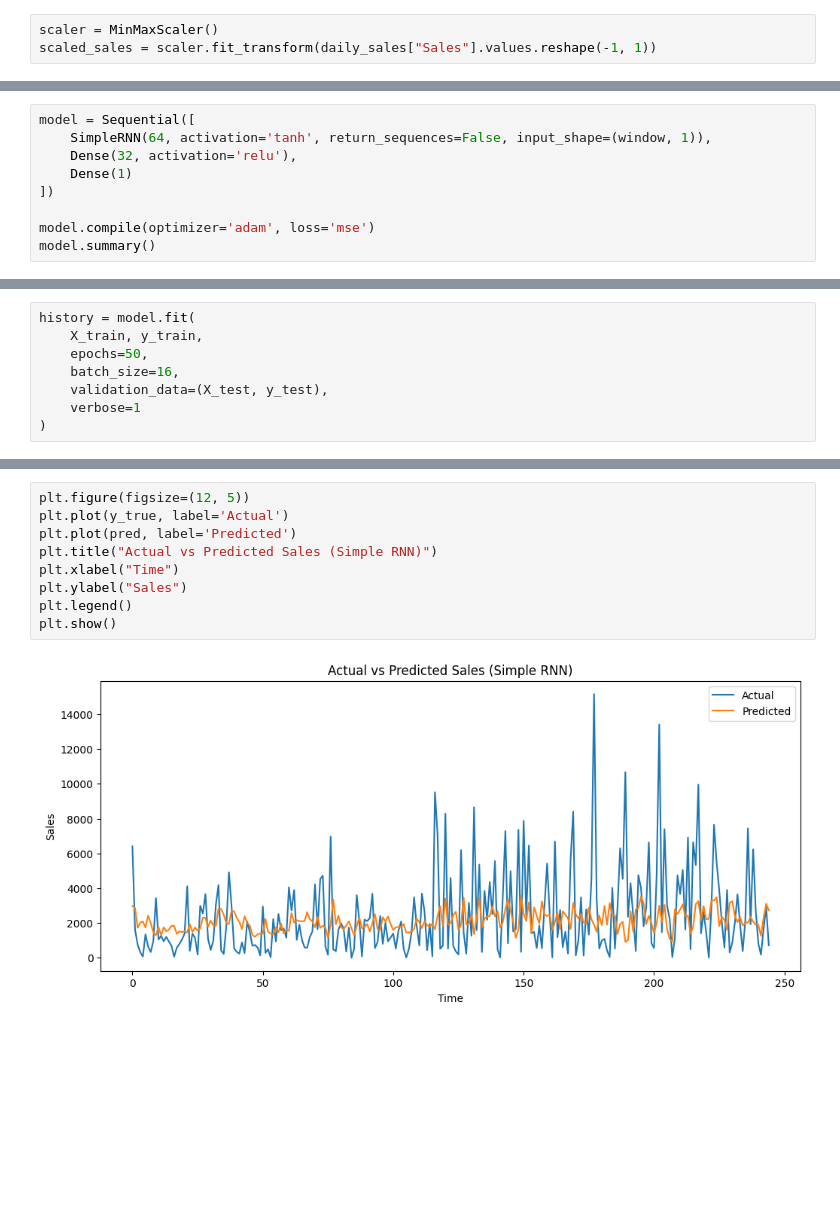
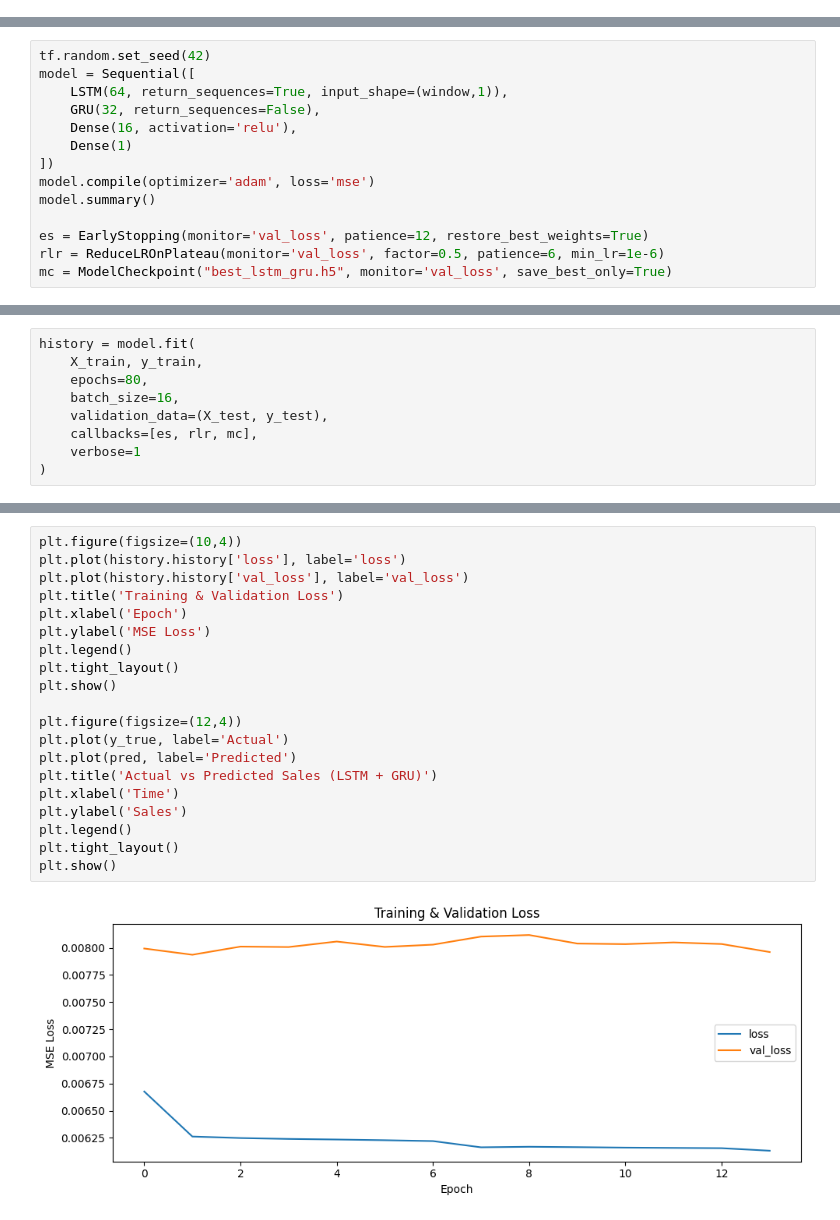
Before and after one commit to Shqcod/03_RNN_AI, a Jupyter notebook: preprocessing.ipynb, the cells around one changed output, grey strips where cells are left out. Drawn from its saved outputs; the diff is of its cells as text; blank space fills up the shorter version.

```diff
--- a/preprocessing.ipynb
+++ b/preprocessing.ipynb
@@ -26,3 +33,0 @@ print(daily_sales.head())
-# %%
-scaler = MinMaxScaler()
-scaled_sales = scaler.fit_transform(daily_sales["Sales"].values.reshape(-1, 1))
@@ -50,12 +34,17 @@ y_train, y_test = y[:split], y[split:]
 # %%
+tf.random.set_seed(42)
 model = Sequential([
-    SimpleRNN(64, activation='tanh', return_sequences=False, input_shape=(window, 1)),
-    Dense(32, activation='relu'),
+    LSTM(64, return_sequences=True, input_shape=(window,1)),
+    GRU(32, return_sequences=False),
+    Dense(16, activation='relu'),
     Dense(1)
 ])
-
 model.compile(optimizer='adam', loss='mse')
 model.summary()
+
+es = EarlyStopping(monitor='val_loss', patience=12, restore_best_weights=True)
+rlr = ReduceLROnPlateau(monitor='val_loss', factor=0.5, patience=6, min_lr=1e-6)
+mc = ModelCheckpoint("best_lstm_gru.h5", monitor='val_loss', save_best_only=True)
 # %% [output]
 Model: "sequential"
 ┏━━━━━━━━━━━━━━━━━━━━━━━━━━━━━━━━━┳━━━━━━━━━━━━━━━━━━━━━━━━┳━━━━━━━━━━━━━━━┓
@@ -73,9 +64,10 @@ Model: "sequential"
 # %%
 history = model.fit(
     X_train, y_train,
-    epochs=50,
+    epochs=80,
     batch_size=16,
     validation_data=(X_test, y_test),
+    callbacks=[es, rlr, mc],
     verbose=1
 )
 # %% [output]
@@ -105,11 +112,22 @@ y_true = scaler.inverse_transform(y_test)
 # %%
-plt.figure(figsize=(12, 5))
+plt.figure(figsize=(10,4))
+plt.plot(history.history['loss'], label='loss')
+plt.plot(history.history['val_loss'], label='val_loss')
+plt.title('Training & Validation Loss')
+plt.xlabel('Epoch')
+plt.ylabel('MSE Loss')
+plt.legend()
+plt.tight_layout()
+plt.show()
+
+plt.figure(figsize=(12,4))
 plt.plot(y_true, label='Actual')
 plt.plot(pred, label='Predicted')
-plt.title("Actual vs Predicted Sales (Simple RNN)")
-plt.xlabel("Time")
-plt.ylabel("Sales")
+plt.title('Actual vs Predicted Sales (LSTM + GRU)')
+plt.xlabel('Time')
+plt.ylabel('Sales')
 plt.legend()
+plt.tight_layout()
 plt.show()
 # %% [output]
-[figure, old version]
+[figure, new version]
```
Also changed, not shown: parts of 10 cells of this notebook, 2 other files.
